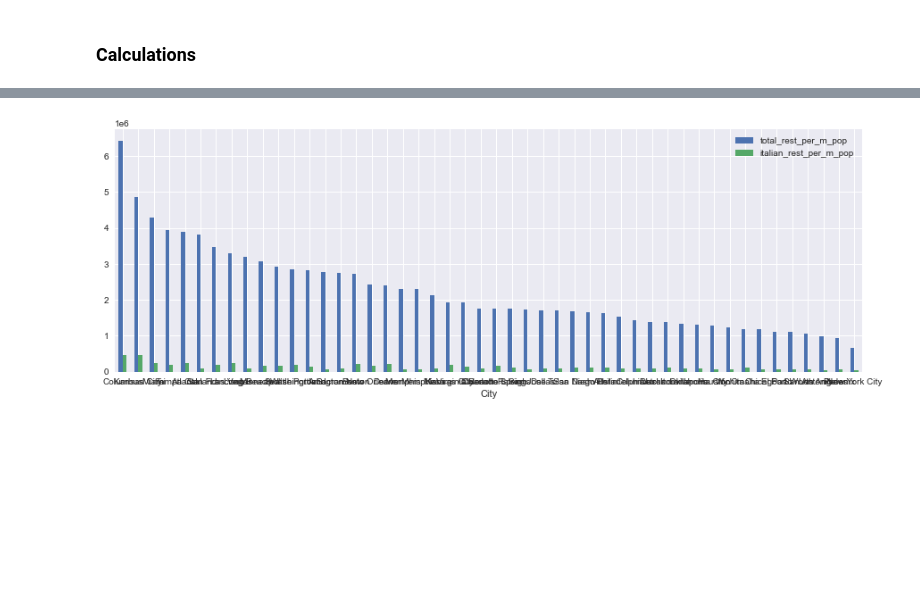
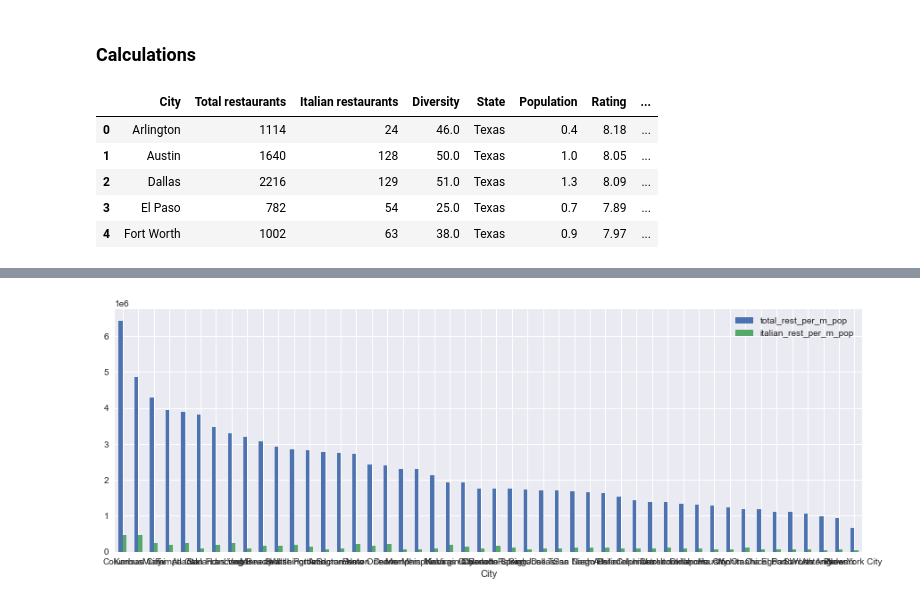
Before and after one commit to idejuan/data_science, a Jupyter notebook: Final_Project_DSPC_w02.ipynb, the cells around one changed output, grey strips where cells are left out. Drawn from its saved outputs; the diff is of its cells as text; code cells hidden in the pictures; blank space fills up the shorter version.

```diff
--- a/Final_Project_DSPC_w02.ipynb
+++ b/Final_Project_DSPC_w02.ipynb
@@ -644,0 +645,9 @@ df_cities['total_rest_per_m_pop']=round(df_cities['Total restaurants']/(df_citie
+# %%
+df_cities.head()
+# %% [output]
+|  | City | Total restaurants | Italian restaurants | Diversity | State | Population | Rating | ... |
+| 0 | Arlington | 1114 | 24 | 46.0 | Texas | 0.4 | 8.18 | ... |
+| 1 | Austin | 1640 | 128 | 50.0 | Texas | 1.0 | 8.05 | ... |
+| 2 | Dallas | 2216 | 129 | 51.0 | Texas | 1.3 | 8.09 | ... |
+| 3 | El Paso | 782 | 54 | 25.0 | Texas | 0.7 | 7.89 | ... |
+| 4 | Fort Worth | 1002 | 63 | 38.0 | Texas | 0.9 | 7.97 | ... |
```
Also changed, not shown: parts of 2 cells of this notebook.
